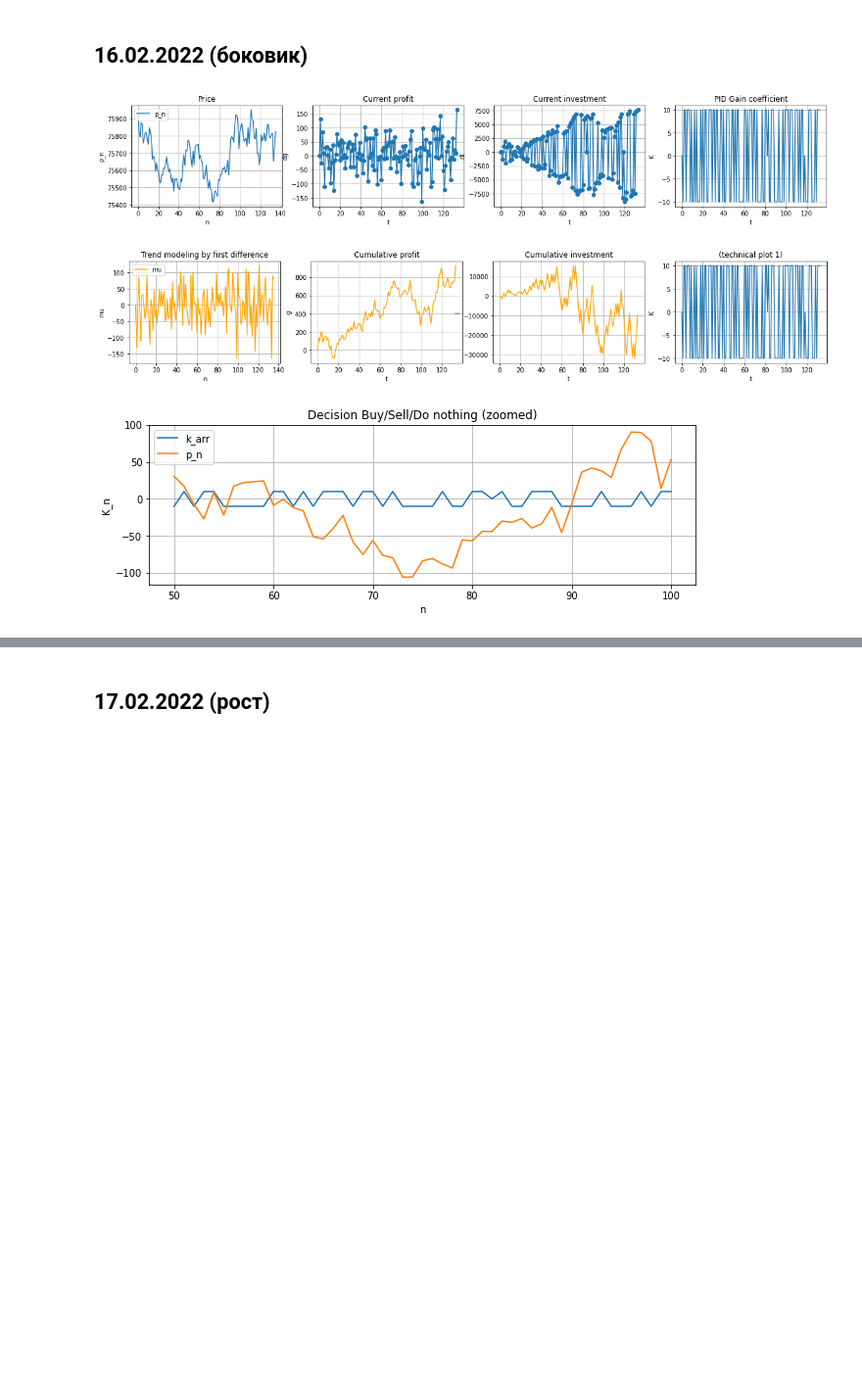
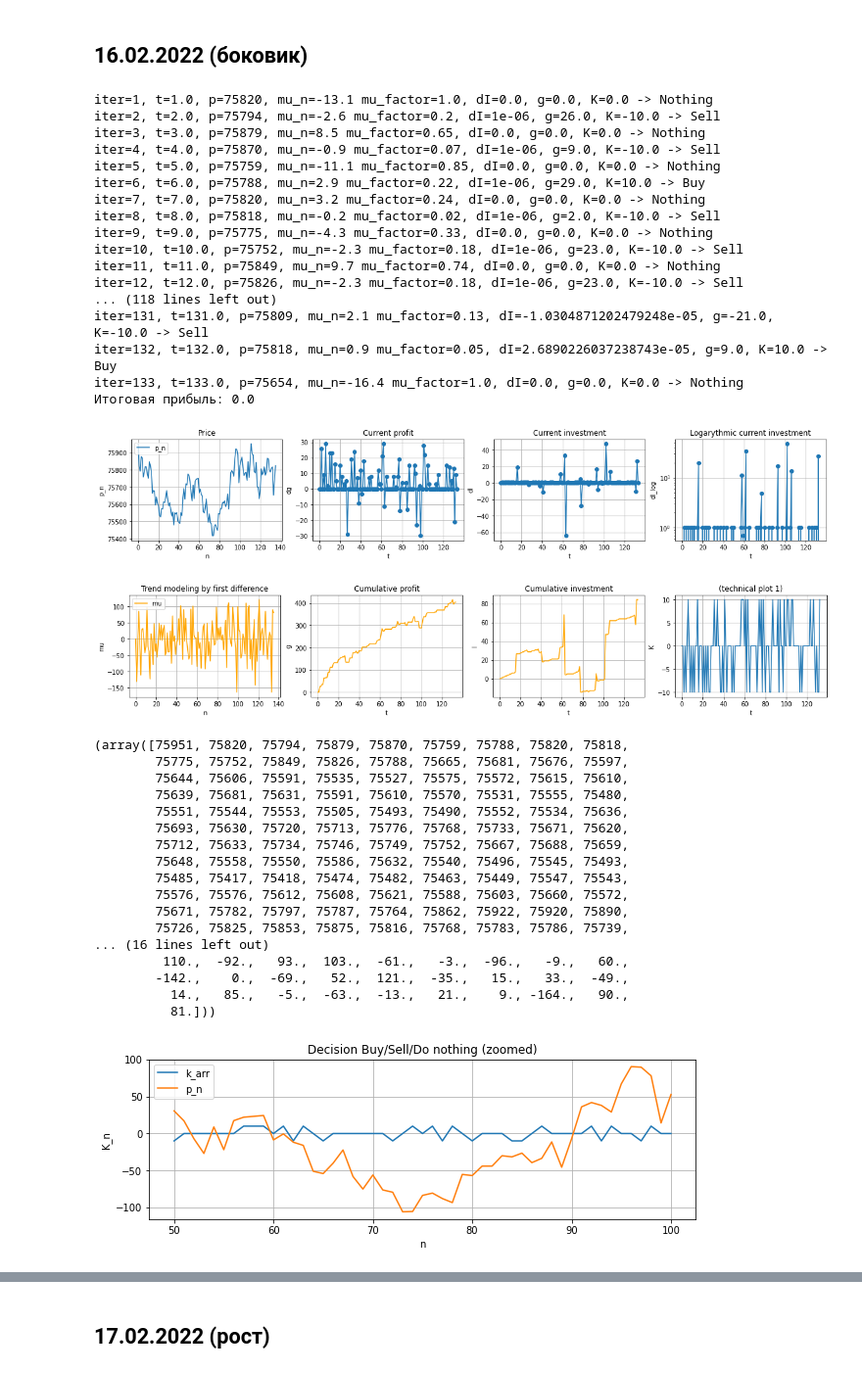
Before and after one commit to vadimvshepelev/test-alg, a Jupyter notebook: simple-pid.ipynb, the cells around one changed output, grey strips where cells are left out. Shown at 98% size. Drawn from its saved outputs; the diff is of its cells as text; code cells hidden in the pictures; blank space fills up the shorter version.

```diff
--- a/simple-pid.ipynb
+++ b/simple-pid.ipynb
@@ -377,18 +377,54 @@ plt.show()
 # %%
 import alg
 from math import fabs
 import importlib
 
 importlib.reload(alg)
 
 # alg.calc_alg0(p_arr_stable, mu_arr_stable, 1.)
 # alg.calc_alg2(p_arr_stable, mu_arr_stable, 1.)
 
 p_arr_test = np.loadtxt('p_arma-4-1.txt')
 mu_arr_test = np.loadtxt('mu_arma-4-1.txt')
 # p_arr_test, mu_arr_test
-alg.calc_alg0(p_arr_stable, mu_arr_stable, 1)
+alg.calc_alg0(p_arr_stable, mu_arr_stable, 1.)
+
+p_arr_stable, mu_arr_stable
 # %% [output]
+iter=1, t=1.0, p=75820, mu_n=-13.1 mu_factor=1.0, dI=0.0, g=0.0, K=0.0 -> Nothing
+iter=2, t=2.0, p=75794, mu_n=-2.6 mu_factor=0.2, dI=1e-06, g=26.0, K=-10.0 -> Sell
+iter=3, t=3.0, p=75879, mu_n=8.5 mu_factor=0.65, dI=0.0, g=0.0, K=0.0 -> Nothing
+iter=4, t=4.0, p=75870, mu_n=-0.9 mu_factor=0.07, dI=1e-06, g=9.0, K=-10.0 -> Sell
+iter=5, t=5.0, p=75759, mu_n=-11.1 mu_factor=0.85, dI=0.0, g=0.0, K=0.0 -> Nothing
+iter=6, t=6.0, p=75788, mu_n=2.9 mu_factor=0.22, dI=1e-06, g=29.0, K=10.0 -> Buy
+iter=7, t=7.0, p=75820, mu_n=3.2 mu_factor=0.24, dI=0.0, g=0.0, K=0.0 -> Nothing
+iter=8, t=8.0, p=75818, mu_n=-0.2 mu_factor=0.02, dI=1e-06, g=2.0, K=-10.0 -> Sell
+iter=9, t=9.0, p=75775, mu_n=-4.3 mu_factor=0.33, dI=0.0, g=0.0, K=0.0 -> Nothing
+iter=10, t=10.0, p=75752, mu_n=-2.3 mu_factor=0.18, dI=1e-06, g=23.0, K=-10.0 -> Sell
+iter=11, t=11.0, p=75849, mu_n=9.7 mu_factor=0.74, dI=0.0, g=0.0, K=0.0 -> Nothing
+iter=12, t=12.0, p=75826, mu_n=-2.3 mu_factor=0.18, dI=1e-06, g=23.0, K=-10.0 -> Sell
+... (118 lines left out)
+iter=131, t=131.0, p=75809, mu_n=2.1 mu_factor=0.13, dI=-1.0304871202479248e-05, g=-21.0, K=-10.0 -> Sell
+iter=132, t=132.0, p=75818, mu_n=0.9 mu_factor=0.05, dI=2.6890226037238743e-05, g=9.0, K=10.0 -> Buy
+iter=133, t=133.0, p=75654, mu_n=-16.4 mu_factor=1.0, dI=0.0, g=0.0, K=0.0 -> Nothing
+Итоговая прибыль: 0.0
-[figure, old version]
+[figure, new version]
-[figure, old version]
+[figure, new version]
+(array([75951, 75820, 75794, 75879, 75870, 75759, 75788, 75820, 75818,
+        75775, 75752, 75849, 75826, 75788, 75665, 75681, 75676, 75597,
+        75644, 75606, 75591, 75535, 75527, 75575, 75572, 75615, 75610,
+        75639, 75681, 75631, 75591, 75610, 75570, 75531, 75555, 75480,
+        75551, 75544, 75553, 75505, 75493, 75490, 75552, 75534, 75636,
+        75693, 75630, 75720, 75713, 75776, 75768, 75733, 75671, 75620,
+        75712, 75633, 75734, 75746, 75749, 75752, 75667, 75688, 75659,
+        75648, 75558, 75550, 75586, 75632, 75540, 75496, 75545, 75493,
+        75485, 75417, 75418, 75474, 75482, 75463, 75449, 75547, 75543,
+        75576, 75576, 75612, 75608, 75621, 75588, 75603, 75660, 75572,
+        75671, 75782, 75797, 75787, 75764, 75862, 75922, 75920, 75890,
+        75726, 75825, 75853, 75875, 75816, 75768, 75783, 75786, 75739,
+... (16 lines left out)
+         110.,  -92.,   93.,  103.,  -61.,   -3.,  -96.,   -9.,   60.,
+        -142.,    0.,  -69.,   52.,  121.,  -35.,   15.,   33.,  -49.,
+          14.,   85.,   -5.,  -63.,  -13.,   21.,    9., -164.,   90.,
+          81.]))
-[figure, old version]
+[figure, new version]
```
Also changed, not shown: parts of 8 cells of this notebook, 3 other files.
